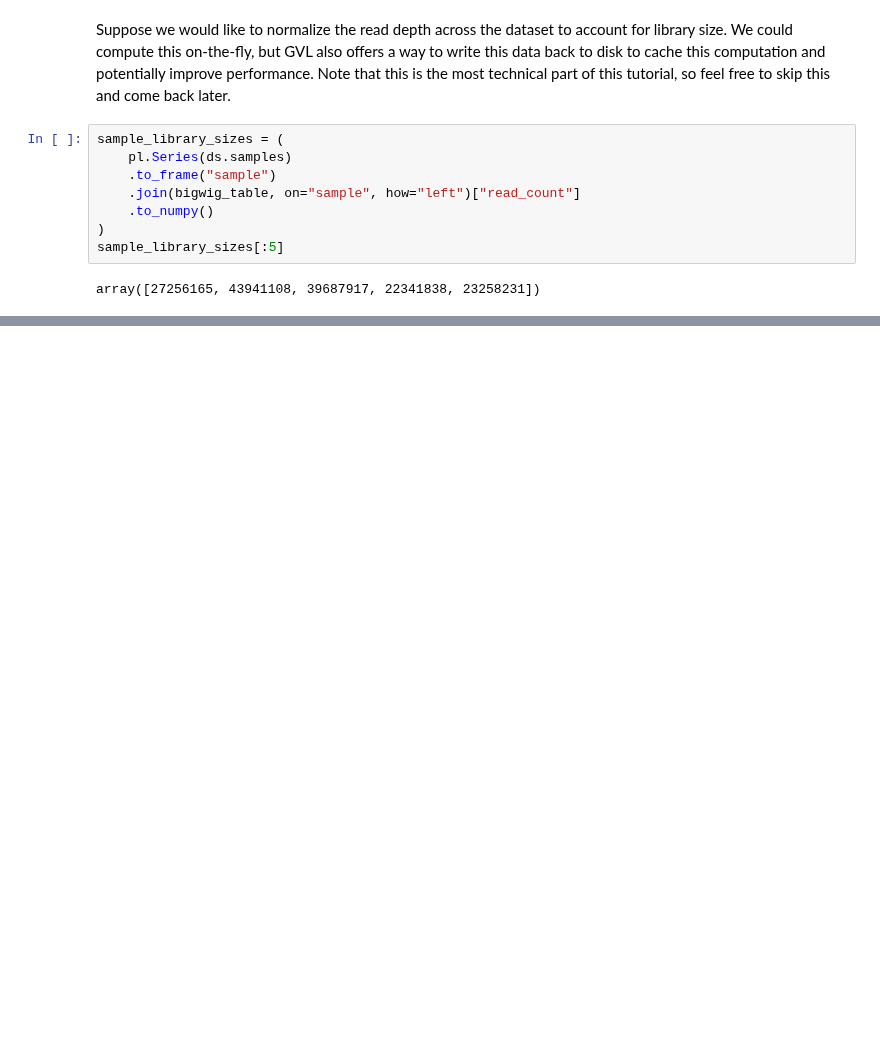
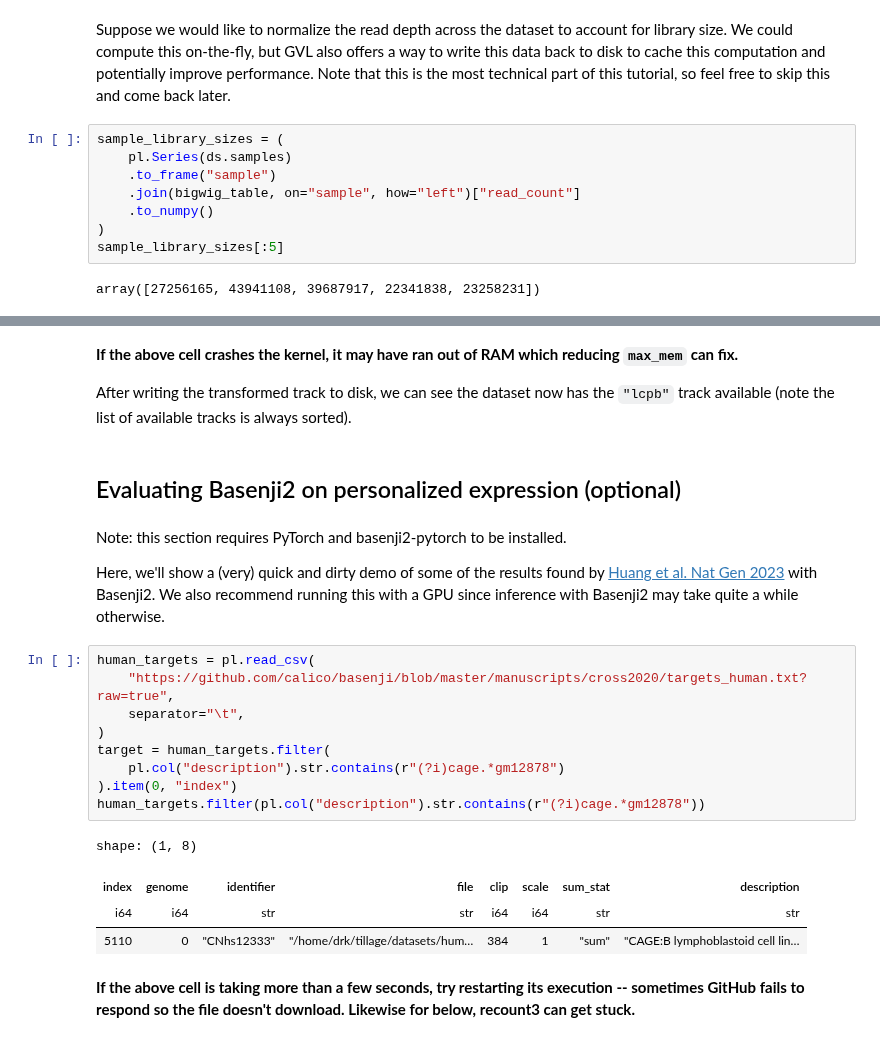
Before and after one commit to mcvickerlab/GenVarLoader, a Jupyter notebook: docs/source/geuvadis.ipynb, the cells around one changed output, grey strips where cells are left out. Saved outputs shown, nothing was run; the diff lists cells and outputs as text; blank space fills up the shorter version.

```diff
--- a/docs/source/geuvadis.ipynb
+++ b/docs/source/geuvadis.ipynb
@@ -348,0 +250,26 @@ In addition, since GVL provides a map-style PyTorch Dataset it is compatible wit
+# %% [markdown]
+**If the above cell crashes the kernel, it may have ran out of RAM which reducing `max_mem` can fix.**
+
+After writing the transformed track to disk, we can see the dataset now has the `"lcpb"` track available (note the list of available tracks is always sorted).
+# %% [markdown]
+## Evaluating Basenji2 on personalized expression (optional)
+# %% [markdown]
+Note: this section requires PyTorch and basenji2-pytorch to be installed.
+
+Here, we'll show a (very) quick and dirty demo of some of the results found by [Huang et al. Nat Gen 2023](https://www.nature.com/articles/s41588-023-01574-w) with Basenji2. We also recommend running this with a GPU since inference with Basenji2 may take quite a while otherwise.
+# %%
+human_targets = pl.read_csv(
+    "https://github.com/calico/basenji/blob/master/manuscripts/cross2020/targets_human.txt?raw=true",
+    separator="\t",
+)
+target = human_targets.filter(
+    pl.col("description").str.contains(r"(?i)cage.*gm12878")
+).item(0, "index")
+human_targets.filter(pl.col("description").str.contains(r"(?i)cage.*gm12878"))
+# %% [output]
+shape: (1, 8)
+| index | genome | identifier | file | clip | scale | sum_stat | description |
+| i64 | i64 | str | str | i64 | i64 | str | str |
+| 5110 | 0 | "CNhs12333" | "/home/drk/tillage/datasets/hum… | 384 | 1 | "sum" | "CAGE:B lymphoblastoid cell lin… |
+# %% [markdown]
+**If the above cell is taking more than a few seconds, try restarting its execution -- sometimes GitHub fails to respond so the file doesn't download. Likewise for below, recount3 can get stuck.**
```
Also changed, not shown: parts of 66 cells of this notebook, 25 other files.
